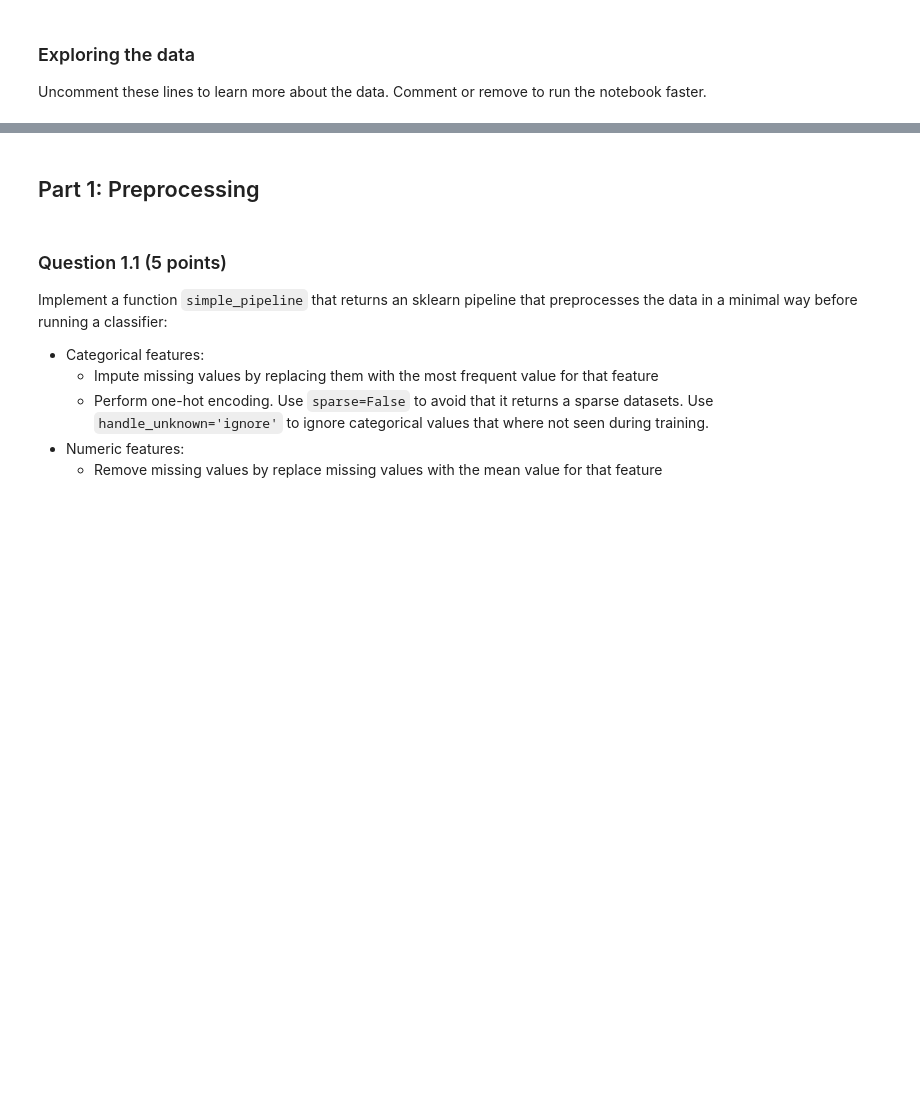
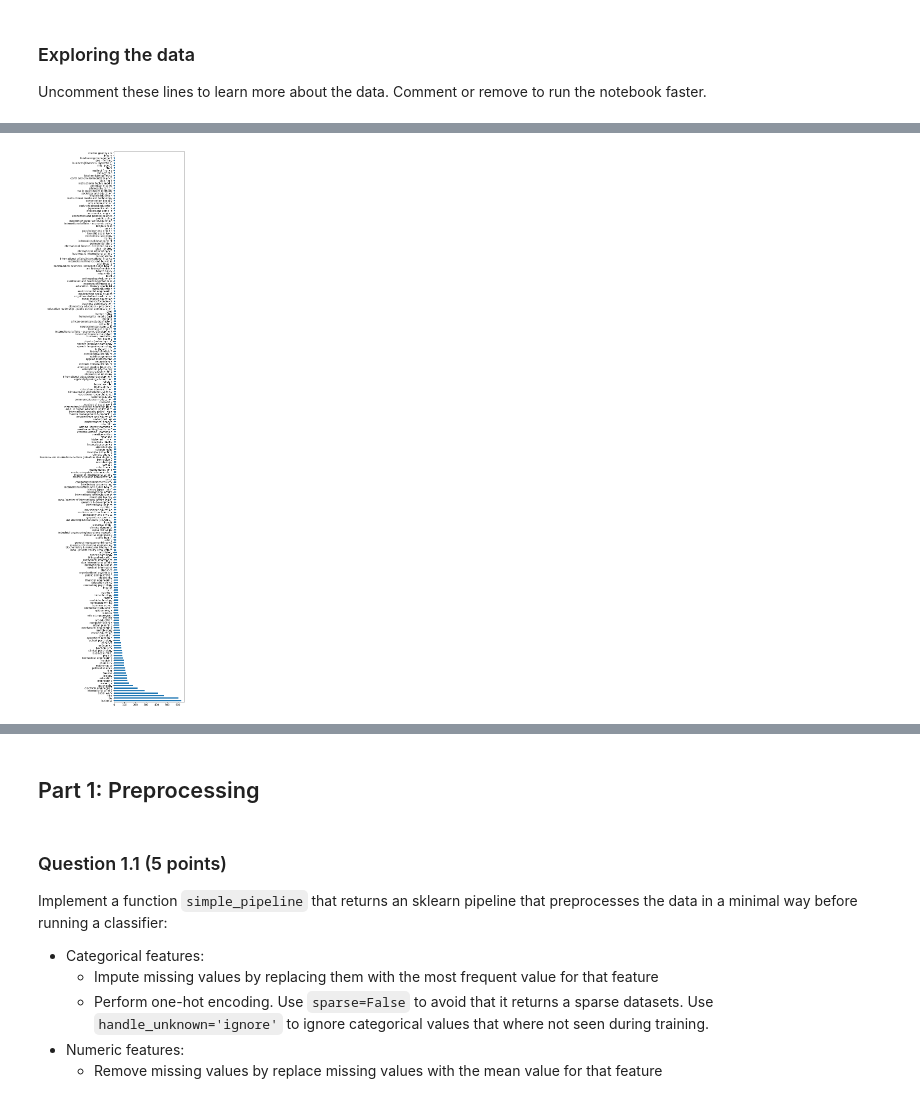
Before and after one commit to Gerdome/ml-course-assignment-2, a Jupyter notebook: Assignment 2.ipynb, the cells around one changed output, grey strips where cells are left out. Drawn from its saved outputs; the diff is of its cells as text; code cells hidden in the pictures; blank space fills up the shorter version.

```diff
--- a/Assignment 2.ipynb
+++ b/Assignment 2.ipynb
@@ -81,6 +118,8 @@ Uncomment these lines to learn more about the data. Comment or remove to run the
 # %%
 # Some categorical columns have a large number of possible values
 # Note: It looks like some manual cleaning should be done, but let's move on
-# X['field'].value_counts().plot(kind='barh', figsize=(5,40));
+X['field'].value_counts().plot(kind='barh', figsize=(5,40));
+# %% [output]
+[figure, added]
 # %%
 # Distributions of numeric data
```
Also changed, not shown: parts of 27 cells of this notebook.
